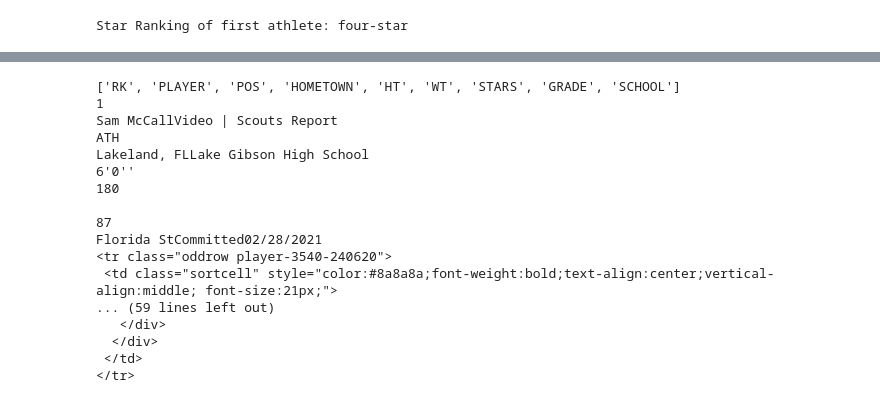
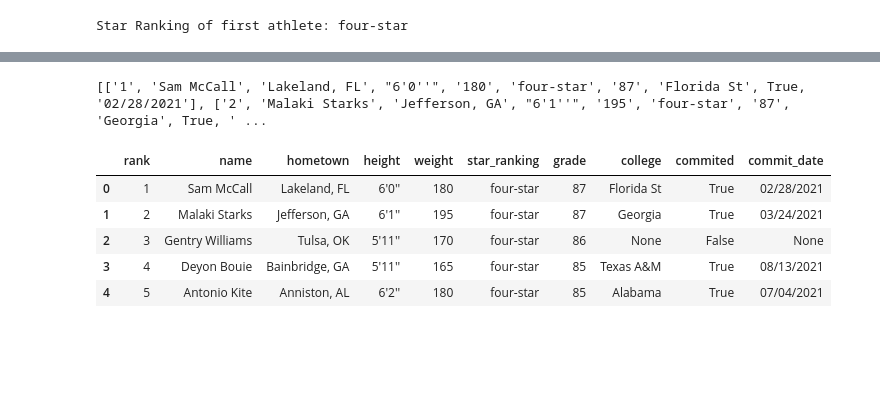
Before and after one commit to LaurenBassett/WebScraper, a Jupyter notebook: main.ipynb, the cells around one changed output, grey strips where cells are left out. Drawn from its saved outputs; the diff is of its cells as text; code cells hidden in the pictures; blank space fills up the shorter version.

Commit message:
dataframe is done

```diff
--- a/main.ipynb
+++ b/main.ipynb
@@ -133,32 +134,41 @@ str(entry8).split('<br/>')[2][:-6]
-# %%
-headers = []
-df = pd.DataFrame()
-for i, row in enumerate(table.find_all_next('tr')):
-    cells = row.find_all("td")
-    if i == 0:
-        for j in range(len(cells)):
-            headers.append(cells[j].get_text())
-        print(headers)
-    else:
-        for j in range(len(cells)):
-            print(cells[j].get_text())
-        print(row.prettify())
-        break
-# %% [output]
-['RK', 'PLAYER', 'POS', 'HOMETOWN', 'HT', 'WT', 'STARS', 'GRADE', 'SCHOOL']
-1
-Sam McCallVideo | Scouts Report
-ATH
-Lakeland, FLLake Gibson High School
-6'0''
-180
-
-87
-Florida StCommitted02/28/2021
-<tr class="oddrow player-3540-240620">
- <td class="sortcell" style="color:#8a8a8a;font-weight:bold;text-align:center;vertical-align:middle; font-size:21px;">
-... (59 lines left out)
-   </div>
-  </div>
- </td>
-</tr>
+# %%
+data = []
+
+#some loop for all the data here
+for k in range(len(table.find_all_next('tr'))-1):
+    p = k+1
+    rank = table.find_all_next('tr')[p].find_all("td")[0].get_text()
+    name = table.find_all_next('tr')[p].find_all("td")[1].find_all("strong")[0].get_text()
+    hometown, high_school = str(table.find_all_next('tr')[p].find_all("td")[3])[4:-5].split('<br/>')
+    height = table.find_all_next('tr')[p].find_all("td")[4].get_text()
+    weight = table.find_all_next('tr')[p].find_all("td")[5].get_text()
+    star_ranking = table.find_all_next('tr')[p].find_all("td")[6].find_all("li")[0].get('class')[1]
+    grade = table.find_all_next('tr')[p].find_all("td")[7].get_text()
+    if len(table.find_all_next('tr')[p].find_all("td")[8].find_all("div")) == 2:
+        entry8 = table.find_all_next('tr')[p].find_all("td")[8].find_all("div", {'class':'school-status'})[0]
+        college = entry8.find_all("span")[0].get_text()
+        #commited = str(entry8).split('<br/>')[1][7:]
+        commited = True
+        commit_date = str(entry8).split('<br/>')[2][:-6]
+    else:
+        college = None
+        commited = False
+        commit_date = None
+    player = [rank, name, hometown,height,weight, star_ranking,grade, college, commited, commit_date]
+    data.append(player)
+    #print(player)
+print(data)
+# %% [output]
+[['1', 'Sam McCall', 'Lakeland, FL', "6'0''", '180', 'four-star', '87', 'Florida St', True, '02/28/2021'], ['2', 'Malaki Starks', 'Jefferson, GA', "6'1''", '195', 'four-star', '87', 'Georgia', True, ' ...
+# %%
+#creating pandas
+
+df = pd.DataFrame(data, columns = ['rank', 'name', 'hometown','height','weight', 'star_ranking','grade', 'college', 'commited', 'commit_date'])
+df.head()
+# %% [output]
+|  | rank | name | hometown | height | weight | star_ranking | grade | college | commited | commit_date |
+| 0 | 1 | Sam McCall | Lakeland, FL | 6'0'' | 180 | four-star | 87 | Florida St | True | 02/28/2021 |
+| 1 | 2 | Malaki Starks | Jefferson, GA | 6'1'' | 195 | four-star | 87 | Georgia | True | 03/24/2021 |
+| 2 | 3 | Gentry Williams | Tulsa, OK | 5'11'' | 170 | four-star | 86 | None | False | None |
+| 3 | 4 | Deyon Bouie | Bainbridge, GA | 5'11'' | 165 | four-star | 85 | Texas A&M | True | 08/13/2021 |
+| 4 | 5 | Antonio Kite | Anniston, AL | 6'2'' | 180 | four-star | 85 | Alabama | True | 07/04/2021 |
```
Also changed, not shown: parts of 4 cells of this notebook.
